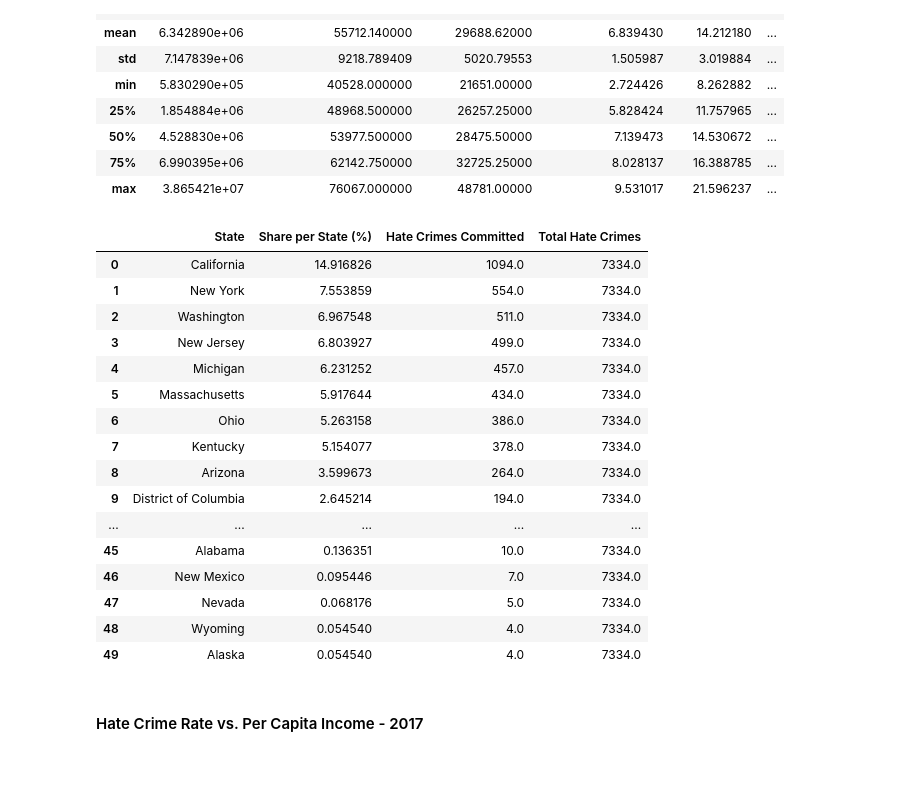
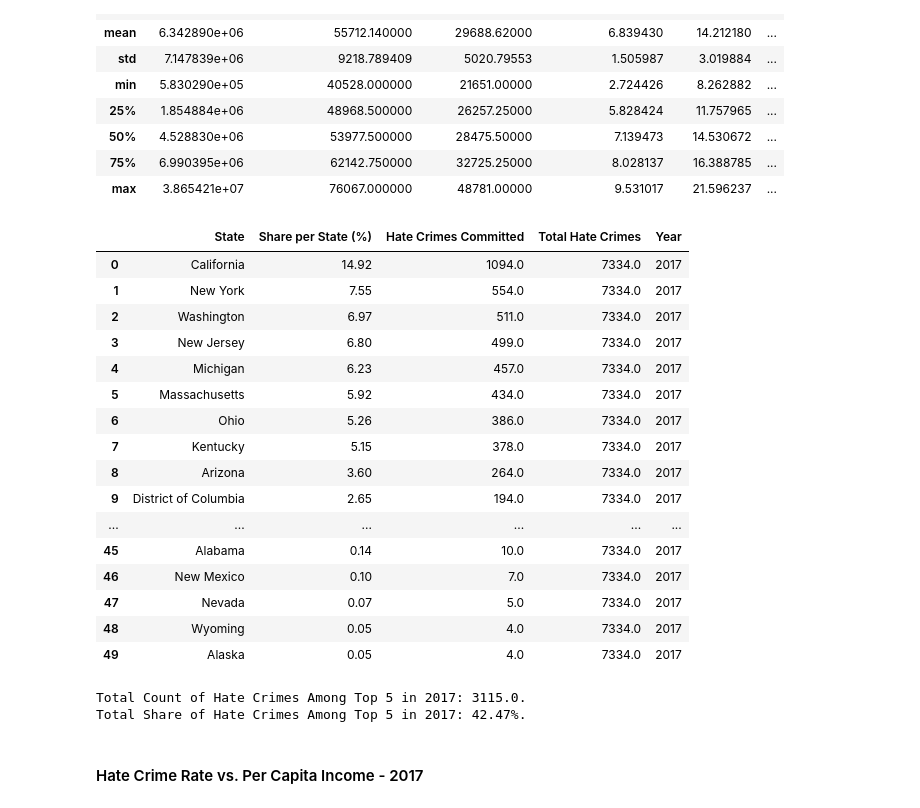
Before and after one commit to ZGrinacoff/Eight-Years-Later, a Jupyter notebook: hate_crime.ipynb, the cells around one changed output. Cells and saved outputs as stored; diff of their text form; code cells hidden in the pictures; blank space fills up the shorter version.

```diff
--- a/hate_crime.ipynb
+++ b/hate_crime.ipynb
@@ -464,45 +475,59 @@ clean_hate_crime_2017_df.describe()
 # %%
 # Basic stats:
 
 # Total hate crimes for year (per state).
 clean_hate_crime_2017_df['total_crimes_2017'] = clean_hate_crime_2017_df['Hate Crimes Committed'].sum()
 
 
 # Percent of hate crimes committed per state.
 clean_hate_crime_2017_df['share_per_state_2017'] = clean_hate_crime_2017_df['Hate Crimes Committed'] / clean_hate_crime_2017_df['total_crimes_2017'] * 100
 
 
 
 
 summary_2017_df = clean_hate_crime_2017_df[["State", "share_per_state_2017", 'Hate Crimes Committed', 'total_crimes_2017'
                                             ]]
 
 summary_2017_df = summary_2017_df.rename(columns={"total_crimes_2017": "Total Hate Crimes",
                                                   "share_per_state_2017": "Share per State (%)"
                                                 })
 
+# Add year to DF for merge and group by year analysis.
+summary_2017_df['Year'] = '2017'
+
 # Sort by share per state in order to get
 summary_2017_df = summary_2017_df.sort_values(by='Share per State (%)', ascending=False)
 summary_2017_df = summary_2017_df.reset_index(drop=True)
+summary_2017_df = summary_2017_df.round(2)
 summary_2017_df
 # %% [output]
-|  | State | Share per State (%) | Hate Crimes Committed | Total Hate Crimes |
-| 0 | California | 14.916826 | 1094.0 | 7334.0 |
-| 1 | New York | 7.553859 | 554.0 | 7334.0 |
-| 2 | Washington | 6.967548 | 511.0 | 7334.0 |
-| 3 | New Jersey | 6.803927 | 499.0 | 7334.0 |
-| 4 | Michigan | 6.231252 | 457.0 | 7334.0 |
-| 5 | Massachusetts | 5.917644 | 434.0 | 7334.0 |
-| 6 | Ohio | 5.263158 | 386.0 | 7334.0 |
-| 7 | Kentucky | 5.154077 | 378.0 | 7334.0 |
-| 8 | Arizona | 3.599673 | 264.0 | 7334.0 |
-| 9 | District of Columbia | 2.645214 | 194.0 | 7334.0 |
-| ... | ... | ... | ... | ... |
-| 45 | Alabama | 0.136351 | 10.0 | 7334.0 |
-| 46 | New Mexico | 0.095446 | 7.0 | 7334.0 |
-| 47 | Nevada | 0.068176 | 5.0 | 7334.0 |
-| 48 | Wyoming | 0.054540 | 4.0 | 7334.0 |
-| 49 | Alaska | 0.054540 | 4.0 | 7334.0 |
+|  | State | Share per State (%) | Hate Crimes Committed | Total Hate Crimes | Year |
+| 0 | California | 14.92 | 1094.0 | 7334.0 | 2017 |
+| 1 | New York | 7.55 | 554.0 | 7334.0 | 2017 |
+| 2 | Washington | 6.97 | 511.0 | 7334.0 | 2017 |
+| 3 | New Jersey | 6.80 | 499.0 | 7334.0 | 2017 |
+| 4 | Michigan | 6.23 | 457.0 | 7334.0 | 2017 |
+| 5 | Massachusetts | 5.92 | 434.0 | 7334.0 | 2017 |
+| 6 | Ohio | 5.26 | 386.0 | 7334.0 | 2017 |
+| 7 | Kentucky | 5.15 | 378.0 | 7334.0 | 2017 |
+| 8 | Arizona | 3.60 | 264.0 | 7334.0 | 2017 |
+| 9 | District of Columbia | 2.65 | 194.0 | 7334.0 | 2017 |
+| ... | ... | ... | ... | ... | ... |
+| 45 | Alabama | 0.14 | 10.0 | 7334.0 | 2017 |
+| 46 | New Mexico | 0.10 | 7.0 | 7334.0 | 2017 |
+| 47 | Nevada | 0.07 | 5.0 | 7334.0 | 2017 |
+| 48 | Wyoming | 0.05 | 4.0 | 7334.0 | 2017 |
+| 49 | Alaska | 0.05 | 4.0 | 7334.0 | 2017 |
+# %%
+# Get top 5 states w/ highest count.
+max_incidents_2017 = summary_2017_df.head()
+top_incident_count_2017 = max_incidents_2017['Hate Crimes Committed'].sum()
+top_incident_percent_2017 = max_incidents_2017['Share per State (%)'].sum()
+print(f'Total Count of Hate Crimes Among Top 5 in 2017: {top_incident_count_2017}.')
+print(f'Total Share of Hate Crimes Among Top 5 in 2017: {top_incident_percent_2017}%.')
+# %% [output]
+Total Count of Hate Crimes Among Top 5 in 2017: 3115.0.
+Total Share of Hate Crimes Among Top 5 in 2017: 42.47%.
 # %% [markdown]
 #### Hate Crime Rate vs. Per Capita Income - 2017
 # %%
```
Also changed, not shown: parts of 6 cells of this notebook.
